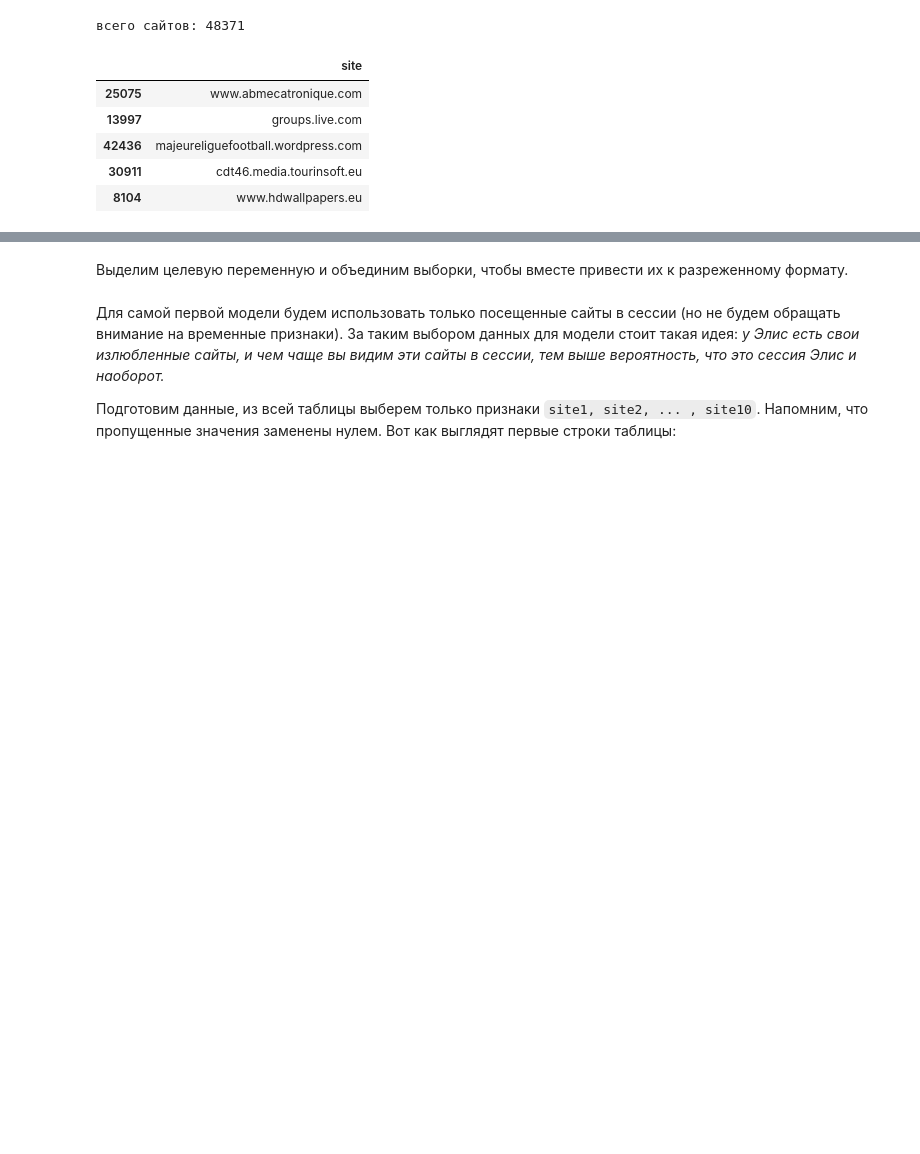
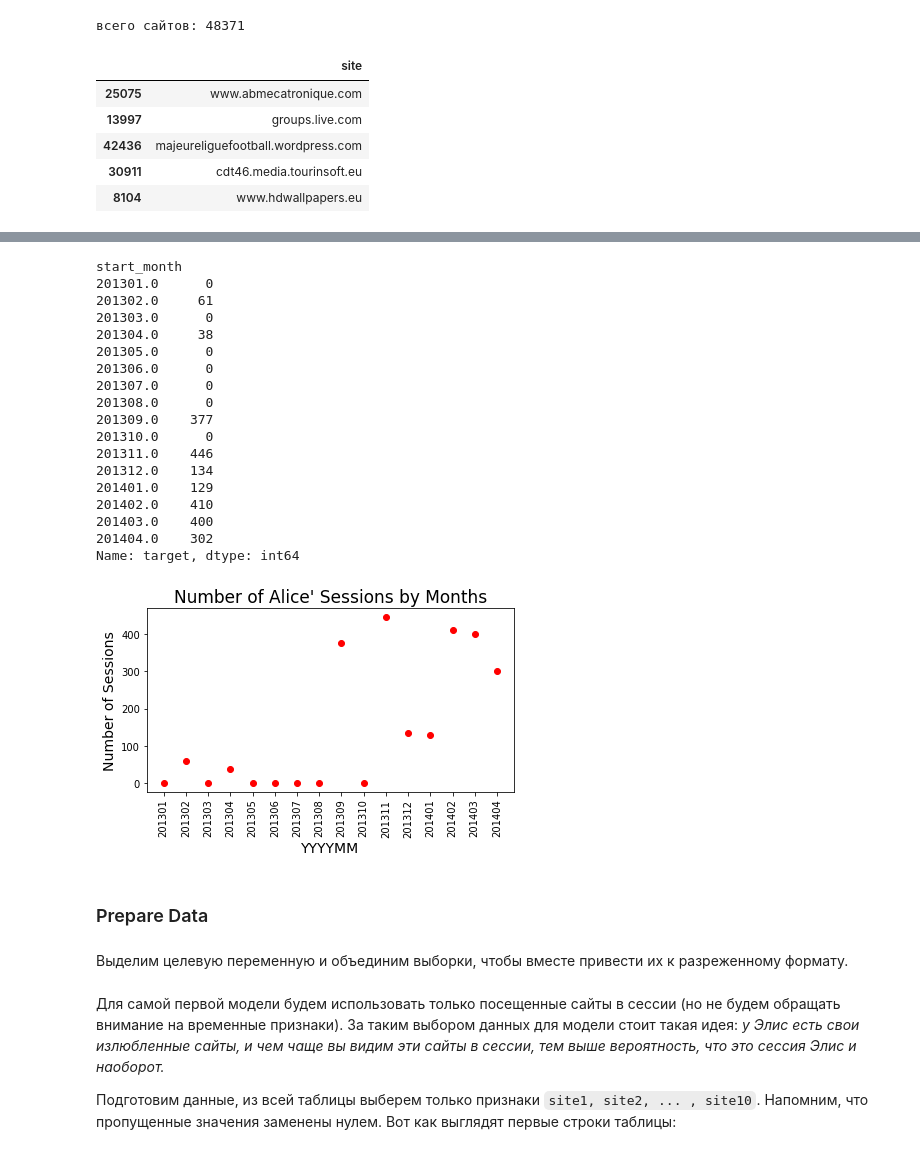
Before and after one commit to kremenevskiy/kaggle-competitions, a Jupyter notebook: catch-me-if-you-can-Alice/catch_me_if_you_can_Alice.ipynb, the cells around one changed output, grey strips where cells are left out. Drawn from its saved outputs; the diff is of its cells as text; code cells hidden in the pictures; blank space fills up the shorter version.

```diff
--- a/catch-me-if-you-can-Alice/catch_me_if_you_can_Alice.ipynb
+++ b/catch-me-if-you-can-Alice/catch_me_if_you_can_Alice.ipynb
@@ -95,3 +190,53 @@ sites_dict_df.head()
+# %%
+# Dataframe for new features
+full_new_feat = pd.DataFrame(index=full_df.index)
+
+# Add start_month feature
+full_new_feat["start_month"] = (
+    full_df["time1"].apply(lambda ts: 100 * ts.year + ts.month).astype("float64")
+)
+# %%
+# Answer
+
+# Compute number of Alice's sessions by months
+tmp = full_new_feat.loc[:idx_split, "start_month"].to_frame()
+tmp["target"] = y_train
+stm_vs_target = tmp.groupby("start_month")["target"].sum()
+
+# Print the table
+print(stm_vs_target)
+
+# Plot the graph
+x_axis = stm_vs_target.index.astype("int").astype("str")
+y_axis = stm_vs_target.values
+plt.plot(x_axis, y_axis, "ro")
+plt.xticks(x_axis, x_axis, rotation="vertical")
+plt.xlabel("YYYYMM", fontsize=14)
+plt.ylabel("Number of Sessions", fontsize=14)
+plt.title(u"Number of Alice' Sessions by Months", y=1.0, fontsize=17)
+plt.tight_layout();
+# %% [output]
+start_month
+201301.0      0
+201302.0     61
+201303.0      0
+201304.0     38
+201305.0      0
+201306.0      0
+201307.0      0
+201308.0      0
+201309.0    377
+201310.0      0
+201311.0    446
+201312.0    134
+201401.0    129
+201402.0    410
+201403.0    400
+201404.0    302
+Name: target, dtype: int64
+[figure, added]
+# %% [markdown]
+### Prepare Data
 # %% [markdown]
 Выделим целевую переменную и объединим выборки, чтобы вместе привести их к разреженному формату.
 # %%
```
Also changed, not shown: parts of 14 cells of this notebook.
